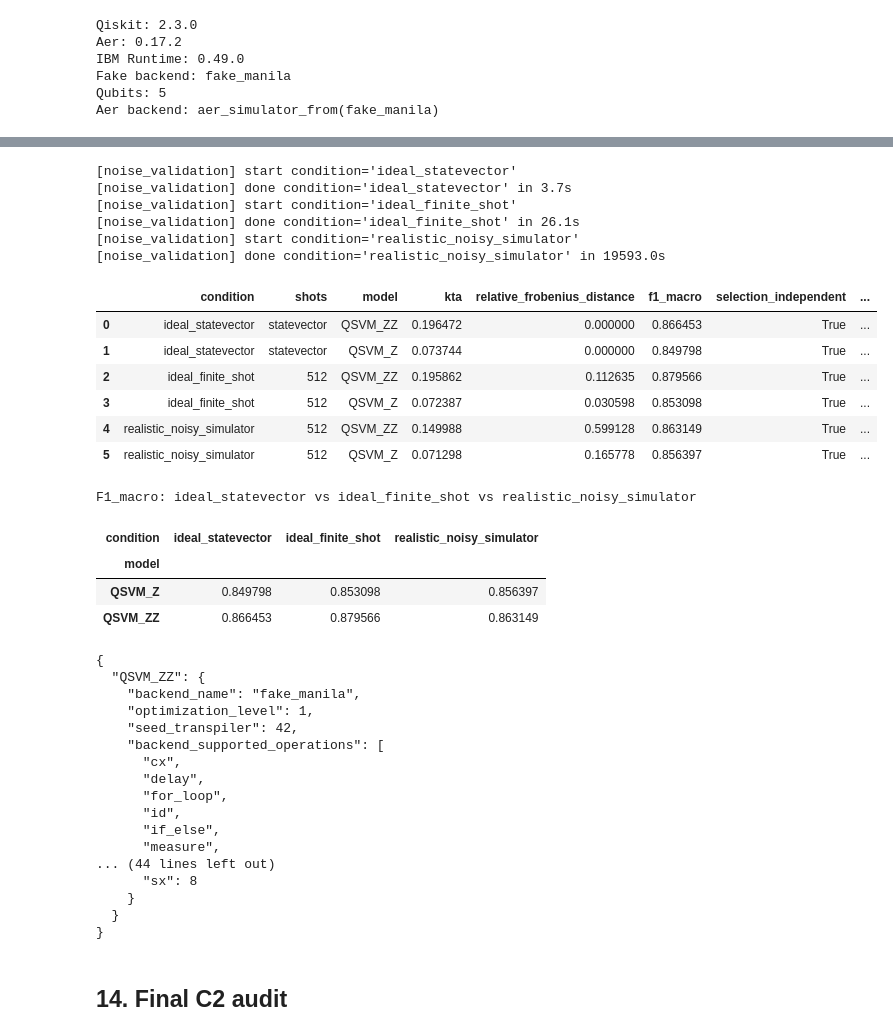
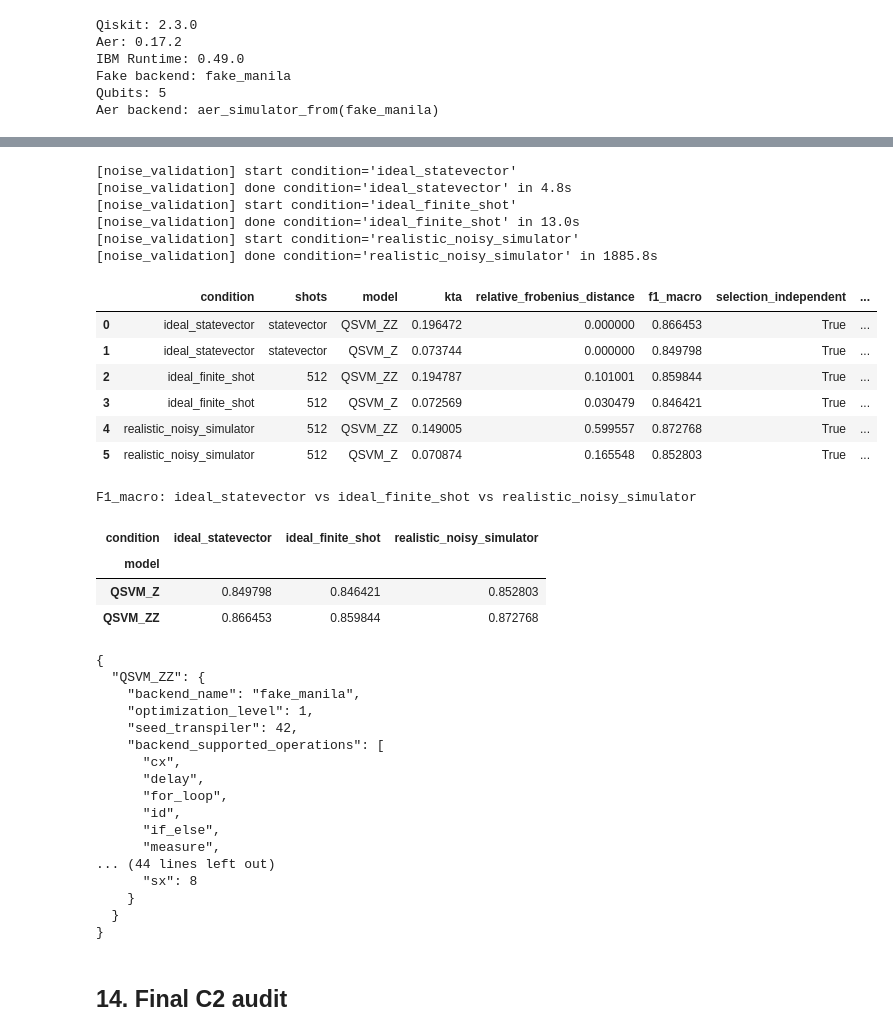
Before and after one commit to anhquan1111/QSVM_NSLKDD, a Jupyter notebook: notebooks/nslkdd/C2_revision.ipynb, the cells around one changed output, grey strips where cells are left out. Cells and saved outputs as stored; diff of their text form; code cells hidden in the pictures.

```diff
--- a/notebooks/nslkdd/C2_revision.ipynb
+++ b/notebooks/nslkdd/C2_revision.ipynb
@@ -1284,6 +1297,44 @@ def relative_frobenius_distance(K_ref, K_other):
     return float(np.linalg.norm(K_ref - K_other, "fro") / denominator) if denominator > 1e-12 else np.nan
 
 
+NOISE_EVAL_BLOCK = 50
+
+
+def evaluate_in_blocks(kernel, X, Y=None, block=NOISE_EVAL_BLOCK):
+    """Danh gia Gram matrix theo tung khoi nho thay vi nop toan bo cap trong mot job.
+
+    Voi kta_sample_size=200, mot loi goi kernel.evaluate(X) sinh 200*199/2 = 19.900 cap
+    circuit nop cung luc cho Aer. Tren may 16 GB, Aer fail ngay o khau NAP circuit:
+        AlgorithmError('Sampler job failed!') / MemoryError('bad allocation')
+    Loi nam o khau nap chu khong phai mo phong nen max_parallel_experiments=1 va
+    max_memory_mb deu khong cuu duoc (da thu, van fail sau ~115s).
+
+    Chia thanh khoi 50x50 (<= 2.500 cap moi job) thi chay duoc: 200x200 mat 374s,
+    RAM dinh ~721 MB, ma tran doi xung va PSD san.
+
+    LUU Y: chia khoi lam doi chuoi shot-noise so voi mot loi goi duy nhat, nen so se
+    lech nhe. Danh doi nay can thiet de thi nghiem noise tai tao duoc tren may pho thong.
+    """
+    symmetric = Y is None
+    Y_ = X if symmetric else Y
+    n, m = len(X), len(Y_)
+    K = np.zeros((n, m), dtype=float)
+    for i in range(0, n, block):
+        for j in range(0, m, block):
+            if symmetric and j < i:
+                continue
+            blk = kernel.evaluate(X[i:i + block], Y_[j:j + block])
+            K[i:i + block, j:j + block] = blk
+            if symmetric and i != j:
+                K[j:j + block, i:i + block] = blk.T
+    if symmetric:
+        np.fill_diagonal(K, 1.0)
+        w, v = np.linalg.eigh(K)
+        if w.min() < 0:
+            K = v @ np.diag(np.clip(w, 0.0, None)) @ v.T
+    return K
+
+
 def f1_macro_from_precomputed_kernel(kernel, K_train, X_train, y_train, X_test_sub, y_test_sub, C):
     """Train SVC bằng Gram matrix train ĐÃ CÓ SẴN (K_train, tính một lần cho KTA/frobenius ở
     trên) thay vì để QSVC tự evaluate lại toàn bộ kernel train — QSVC.fit() nội bộ gọi
@@ -1303,7 +1354,7 @@ def f1_macro_from_precomputed_kernel(kernel, K_train, X_train, y_train, X_test_s
     ảnh hưởng lựa chọn n/C/model — giữ đúng nguyên tắc `selection_independent`)."""
     from sklearn.svm import SVC
 
-    K_test = kernel.evaluate(X_test_sub, X_train)
+    K_test = evaluate_in_blocks(kernel, X_test_sub, X_train)
     model = SVC(kernel="precomputed", C=float(C), random_state=C2_CONFIG["random_state"])
     model.fit(K_train, y_train)
     pred = model.predict(K_test)
@@ -1393,8 +1444,8 @@ def noise_validation():
 
         kernel_noisy_zz, stats_zz = build_noisy_quantum_kernel("ZZ", noise_model, backend, C2_CONFIG["noise_shots"])
         kernel_noisy_z, stats_z = build_noisy_quantum_kernel("Z", noise_model, backend, C2_CONFIG["noise_shots"])
-        K_noisy_zz = kernel_noisy_zz.evaluate(X_noise)
-        K_noisy_z = kernel_noisy_z.evaluate(X_noise)
+        K_noisy_zz = evaluate_in_blocks(kernel_noisy_zz, X_noise)
+        K_noisy_z = evaluate_in_blocks(kernel_noisy_z, X_noise)
         backend_transpile_stats = {"QSVM_ZZ": stats_zz, "QSVM_Z": stats_z}
 
         # Tái dùng chính kernel_noisy_zz/kernel_noisy_z (đã transpile theo backend) cho
@@ -1462,45 +1513,45 @@ def noise_validation():
     if "f1_macro" in noise_df.columns:
         f1_summary = (
             noise_df.dropna(subset=["f1_macro"])
             .pivot_table(index="model", columns="condition", values="f1_macro")
             .reindex(columns=["ideal_statevector", "ideal_finite_shot", "realistic_noisy_simulator"])
         )
     else:
         f1_summary = pd.DataFrame()
 
     return noise_df, backend_transpile_stats, f1_summary
 
 
 noise_df, noise_backend_transpile_stats, noise_f1_summary = noise_validation()
 noise_df.to_csv(OUTPUT_DIR / "c2_noise_validation.csv", index=False)
 noise_f1_summary.to_csv(OUTPUT_DIR / "c2_noise_f1_summary.csv")
 with open(OUTPUT_DIR / "c2_noise_backend_transpile.json", "w", encoding="utf-8") as fp:
     json.dump(noise_backend_transpile_stats, fp, indent=2, ensure_ascii=False)
 display(noise_df)
 if not noise_f1_summary.empty:
     print("F1_macro: ideal_statevector vs ideal_finite_shot vs realistic_noisy_simulator")
     display(noise_f1_summary)
 if noise_backend_transpile_stats:
     print(json.dumps(noise_backend_transpile_stats, indent=2, ensure_ascii=False))
 # %% [output]
 [noise_validation] start condition='ideal_statevector'
-[noise_validation] done condition='ideal_statevector' in 3.7s
+[noise_validation] done condition='ideal_statevector' in 4.8s
 [noise_validation] start condition='ideal_finite_shot'
-[noise_validation] done condition='ideal_finite_shot' in 26.1s
+[noise_validation] done condition='ideal_finite_shot' in 13.0s
 [noise_validation] start condition='realistic_noisy_simulator'
-[noise_validation] done condition='realistic_noisy_simulator' in 19593.0s
+[noise_validation] done condition='realistic_noisy_simulator' in 1885.8s
 |  | condition | shots | model | kta | relative_frobenius_distance | f1_macro | selection_independent | ... |
 | 0 | ideal_statevector | statevector | QSVM_ZZ | 0.196472 | 0.000000 | 0.866453 | True | ... |
 | 1 | ideal_statevector | statevector | QSVM_Z | 0.073744 | 0.000000 | 0.849798 | True | ... |
-| 2 | ideal_finite_shot | 512 | QSVM_ZZ | 0.195862 | 0.112635 | 0.879566 | True | ... |
-| 3 | ideal_finite_shot | 512 | QSVM_Z | 0.072387 | 0.030598 | 0.853098 | True | ... |
-| 4 | realistic_noisy_simulator | 512 | QSVM_ZZ | 0.149988 | 0.599128 | 0.863149 | True | ... |
-| 5 | realistic_noisy_simulator | 512 | QSVM_Z | 0.071298 | 0.165778 | 0.856397 | True | ... |
+| 2 | ideal_finite_shot | 512 | QSVM_ZZ | 0.194787 | 0.101001 | 0.859844 | True | ... |
+| 3 | ideal_finite_shot | 512 | QSVM_Z | 0.072569 | 0.030479 | 0.846421 | True | ... |
+| 4 | realistic_noisy_simulator | 512 | QSVM_ZZ | 0.149005 | 0.599557 | 0.872768 | True | ... |
+| 5 | realistic_noisy_simulator | 512 | QSVM_Z | 0.070874 | 0.165548 | 0.852803 | True | ... |
 F1_macro: ideal_statevector vs ideal_finite_shot vs realistic_noisy_simulator
 | condition | ideal_statevector | ideal_finite_shot | realistic_noisy_simulator |
 | model |  |  |  |
-| QSVM_Z | 0.849798 | 0.853098 | 0.856397 |
-| QSVM_ZZ | 0.866453 | 0.879566 | 0.863149 |
+| QSVM_Z | 0.849798 | 0.846421 | 0.852803 |
+| QSVM_ZZ | 0.866453 | 0.859844 | 0.872768 |
 {
   "QSVM_ZZ": {
     "backend_name": "fake_manila",
```
Also changed, not shown: parts of 12 cells of this notebook, 37 other files.
